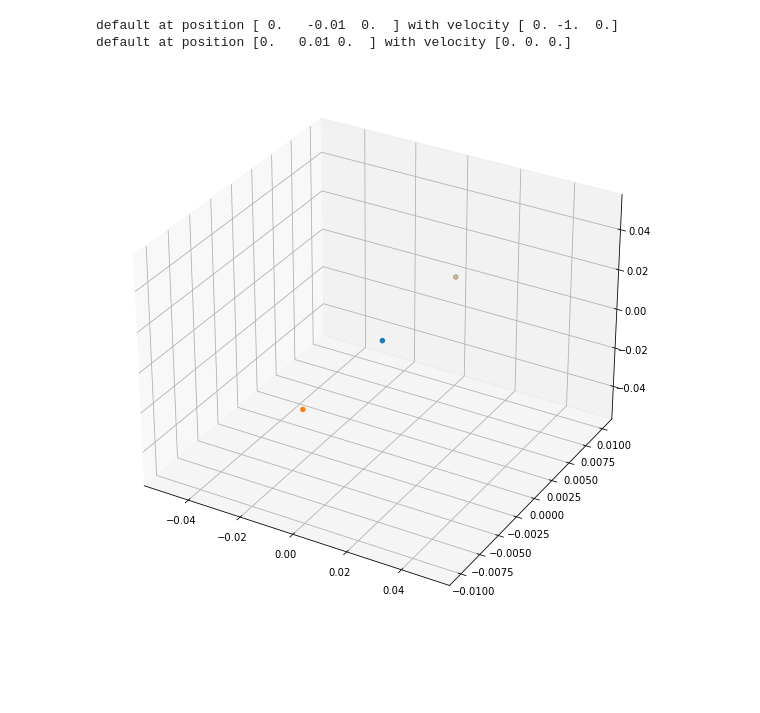
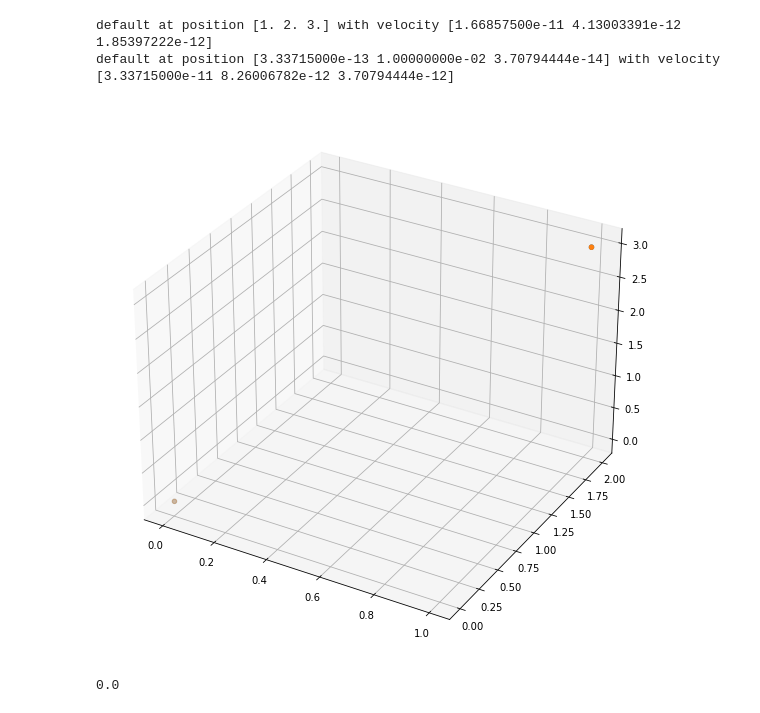
Before and after one commit to ZilD117/Final_Project, a Jupyter notebook: class_based.ipynb, the cells around one changed output. Cells and saved outputs as stored; diff of their text form; code cells hidden in the pictures; blank space fills up the shorter version.

```diff
--- a/class_based.ipynb
+++ b/class_based.ipynb
@@ -51,6 +51,15 @@ class system:
         #plt.show()
         return(list_x, list_y, list_z)
     def motion(self, timestep):
+        accel_vector = np.array([0,0,0]).astype(np.float64)
+        for x in self.bodies:
+            for y in self.bodies:
+                if y != x:
+                    ax = (6.6743e-11*(x.mass*y.mass))/(x.pos[0] + y.pos[0])**2
+                    ay = (6.6743e-11*(x.mass*y.mass))/(x.pos[1] + y.pos[1])**2
+                    az = (6.6743e-11*(x.mass*y.mass))/(x.pos[2] + y.pos[2])**2
+                    accel_vector += np.array([ax,ay,az])
+            x.vel += accel_vector*timestep
         for x in self.bodies:
             x.pos += x.vel*timestep
     def get_positions(self):
@@ -66,16 +75,20 @@ class body:
         self.color = color
         self.size = size
 # %%
-test_one = body(init_v = np.array([0,-1,0]))
+test_one = body(init_v = np.array([0,0,0]), init_pos=np.array([1,2,3]))
 test_two = body(init_pos = np.array([0,0.01,0]))
 me = system()
 me.add_body(test_one)
 me.add_body(test_two)
 me.draw()
 me.motion(timestep=0.01)
 me.draw()
 me.get_positions()
 # %% [output]
-default at position [ 0.   -0.01  0.  ] with velocity [ 0. -1.  0.]
-default at position [0.   0.01 0.  ] with velocity [0. 0. 0.]
+default at position [1. 2. 3.] with velocity [1.66857500e-11 4.13003391e-12 1.85397222e-12]
+default at position [3.33715000e-13 1.00000000e-02 3.70794444e-14] with velocity [3.33715000e-11 8.26006782e-12 3.70794444e-12]
-[figure, old version]
+[figure, new version]
+# %%
+print(test_one.pos[0])
+# %% [output]
+0.0
```
